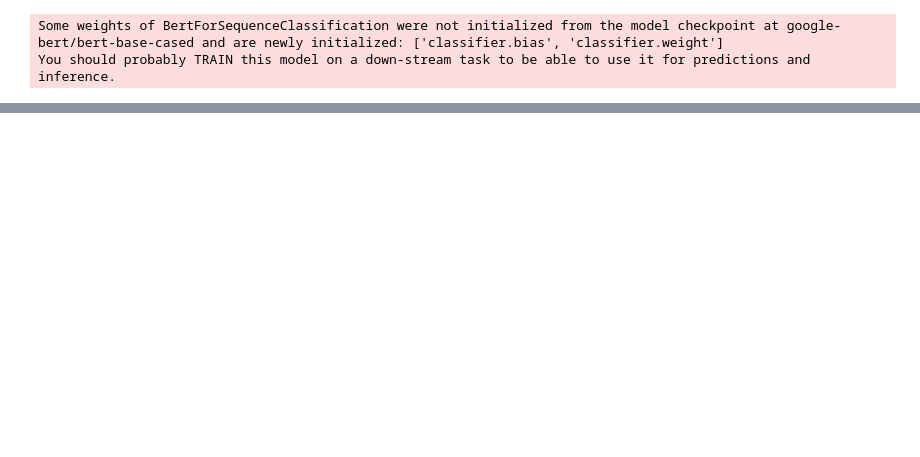
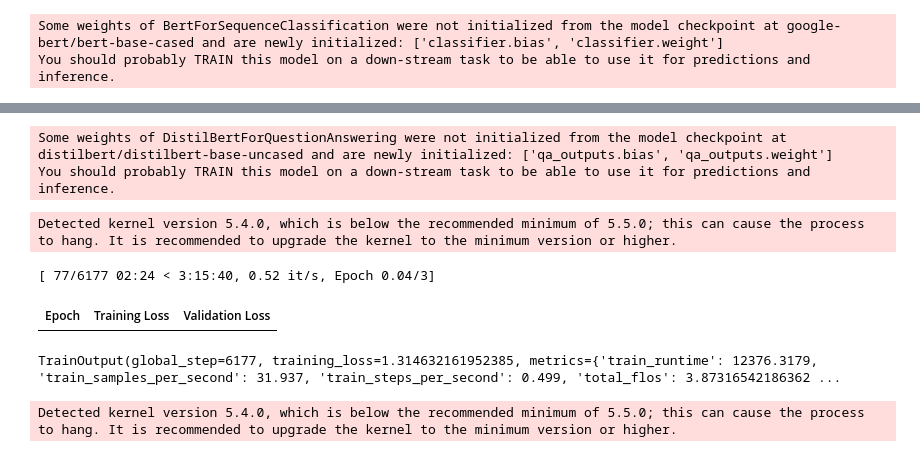
Before and after one commit to hughxusu/lesson-ai, a Jupyter notebook: codes/04-自然语言处理/g-模型微调入门.ipynb, the cells around one changed output, grey strips where cells are left out. Cells and saved outputs as stored; diff of their text form; code cells hidden in the pictures; blank space fills up the shorter version.

```diff
--- a/codes/04-自然语言处理/g-模型微调入门.ipynb
+++ b/codes/04-自然语言处理/g-模型微调入门.ipynb
@@ -94,0 +352,43 @@ ImportError: Using the `Trainer` with `PyTorch` requires `accelerate>=0.26.0`: P
+# %%
+tokenized_datasets = dataset.map(
+    prepare_train_features, batched=True, remove_columns=dataset["train"].column_names
+)
+# %%
+from transformers import AutoModelForQuestionAnswering
+
+model = AutoModelForQuestionAnswering.from_pretrained(model_name)
+# %% [output]
+Some weights of DistilBertForQuestionAnswering were not initialized from the model checkpoint at distilbert/distilbert-base-uncased and are newly initialized: ['qa_outputs.bias', 'qa_outputs.weight']
+You should probably TRAIN this model on a down-stream task to be able to use it for predictions and inference.
+# %%
+batch_size=64
+model_dir = "./data/hf/models/distilbert-base-uncased-finetuned-squad"
+
+args = TrainingArguments(
+    output_dir=model_dir,
+    eval_strategy = "epoch",
+    learning_rate=2e-5,
+    per_device_train_batch_size=batch_size,
+    per_device_eval_batch_size=batch_size,
+    num_train_epochs=3,
+    weight_decay=0.01,
+)
+# %%
+from transformers import default_data_collator
+
+data_collator = default_data_collator
+# %%
+trainer = Trainer(
+    model,
+    args,
+    train_dataset=tokenized_datasets["train"],
+    eval_dataset=tokenized_datasets["validation"],
+    data_collator=data_collator,
+    tokenizer=tokenizer,
+)
+trainer.train()
+# %% [output]
+Detected kernel version 5.4.0, which is below the recommended minimum of 5.5.0; this can cause the process to hang. It is recommended to upgrade the kernel to the minimum version or higher.
+[ 77/6177 02:24 < 3:15:40, 0.52 it/s, Epoch 0.04/3]
+| Epoch | Training Loss | Validation Loss |
+TrainOutput(global_step=6177, training_loss=1.314632161952385, metrics={'train_runtime': 12376.3179, 'train_samples_per_second': 31.937, 'train_steps_per_second': 0.499, 'total_flos': 3.87316542186362 ...
@@ -94,0 +436,12 @@ ImportError: Using the `Trainer` with `PyTorch` requires `accelerate>=0.26.0`: P
+# %%
+tokenizer = AutoTokenizer.from_pretrained(model_dir)
+model = AutoModelForQuestionAnswering.from_pretrained(model_dir)
+
+trainer = Trainer(
+    model=model,
+    args=args,
+    tokenizer=tokenizer,
+    eval_dataset=tokenized_datasets["validation"]
+)
+# %% [output]
+Detected kernel version 5.4.0, which is below the recommended minimum of 5.5.0; this can cause the process to hang. It is recommended to upgrade the kernel to the minimum version or higher.
```
Also changed, not shown: parts of 32 cells of this notebook, 1 other file.
